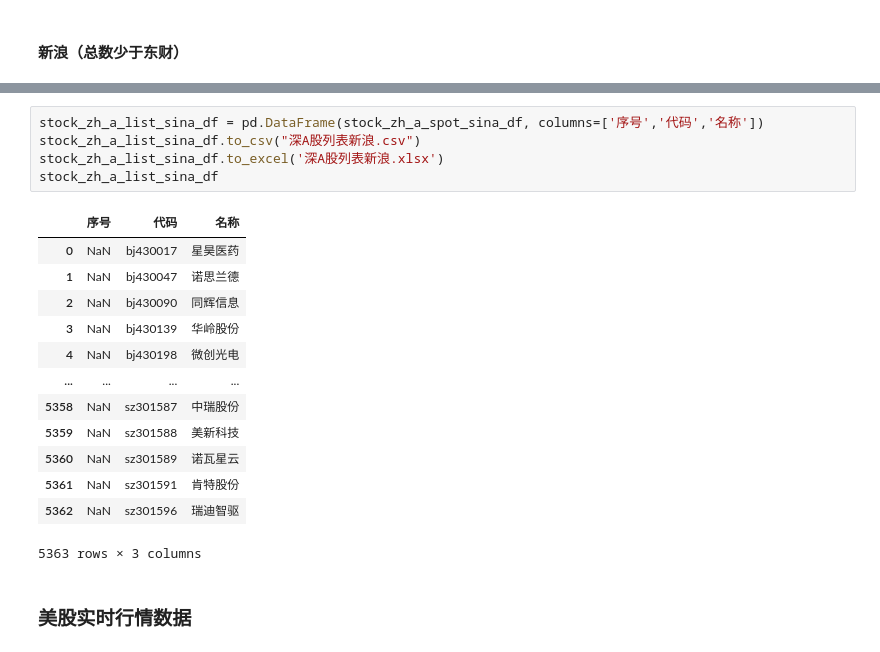
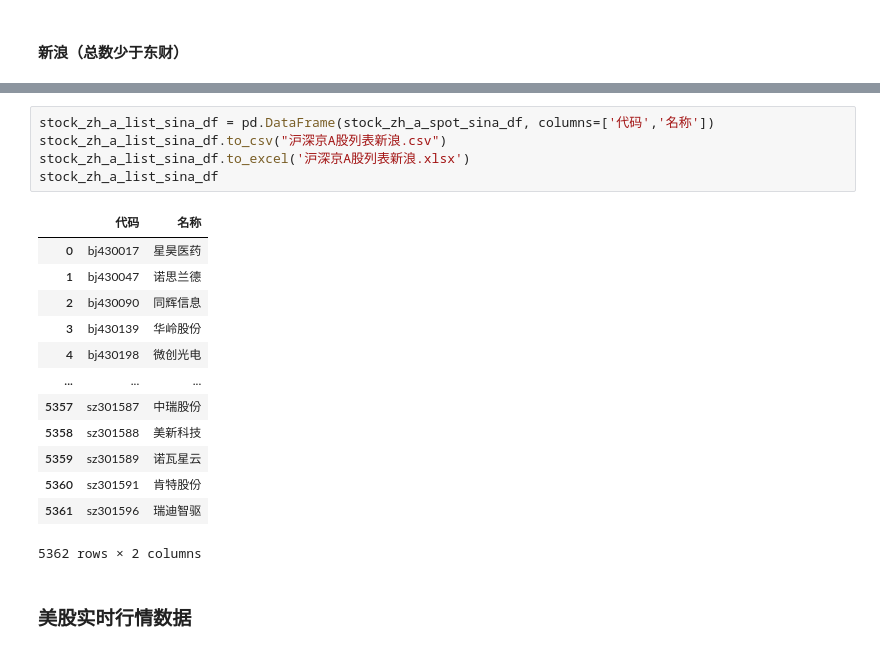
Before and after one commit to EveryFine/GeniusAI, a Jupyter notebook: GeniusChatbots/playground/datasource/stocklist/获取所有股票列表.ipynb, the cells around one changed output, grey strips where cells are left out. Drawn from its saved outputs; the diff is of its cells as text.

Commit message:
update the stock list from sina file name

```diff
--- a/GeniusChatbots/playground/datasource/stocklist/获取所有股票列表.ipynb
+++ b/GeniusChatbots/playground/datasource/stocklist/获取所有股票列表.ipynb
@@ -223,22 +223,22 @@ stock_zh_a_spot_sina_df
 # %%
-stock_zh_a_list_sina_df = pd.DataFrame(stock_zh_a_spot_sina_df, columns=['序号','代码','名称'])
-stock_zh_a_list_sina_df.to_csv("深A股列表新浪.csv")
-stock_zh_a_list_sina_df.to_excel('深A股列表新浪.xlsx')
+stock_zh_a_list_sina_df = pd.DataFrame(stock_zh_a_spot_sina_df, columns=['代码','名称'])
+stock_zh_a_list_sina_df.to_csv("沪深京A股列表新浪.csv")
+stock_zh_a_list_sina_df.to_excel('沪深京A股列表新浪.xlsx')
 stock_zh_a_list_sina_df
 # %% [output]
-|  | 序号 | 代码 | 名称 |
-| 0 | NaN | bj430017 | 星昊医药 |
-| 1 | NaN | bj430047 | 诺思兰德 |
-| 2 | NaN | bj430090 | 同辉信息 |
-| 3 | NaN | bj430139 | 华岭股份 |
-| 4 | NaN | bj430198 | 微创光电 |
-| ... | ... | ... | ... |
-| 5358 | NaN | sz301587 | 中瑞股份 |
-| 5359 | NaN | sz301588 | 美新科技 |
-| 5360 | NaN | sz301589 | 诺瓦星云 |
-| 5361 | NaN | sz301591 | 肯特股份 |
-| 5362 | NaN | sz301596 | 瑞迪智驱 |
+|  | 代码 | 名称 |
+| 0 | bj430017 | 星昊医药 |
+| 1 | bj430047 | 诺思兰德 |
+| 2 | bj430090 | 同辉信息 |
+| 3 | bj430139 | 华岭股份 |
+| 4 | bj430198 | 微创光电 |
+| ... | ... | ... |
+| 5357 | sz301587 | 中瑞股份 |
+| 5358 | sz301588 | 美新科技 |
+| 5359 | sz301589 | 诺瓦星云 |
+| 5360 | sz301591 | 肯特股份 |
+| 5361 | sz301596 | 瑞迪智驱 |
-5363 rows × 3 columns
+5362 rows × 2 columns
 # %% [markdown]
 ### 美股实时行情数据
 # %% [markdown]
```
Also changed, not shown: parts of 2 cells of this notebook, 6 other files.
